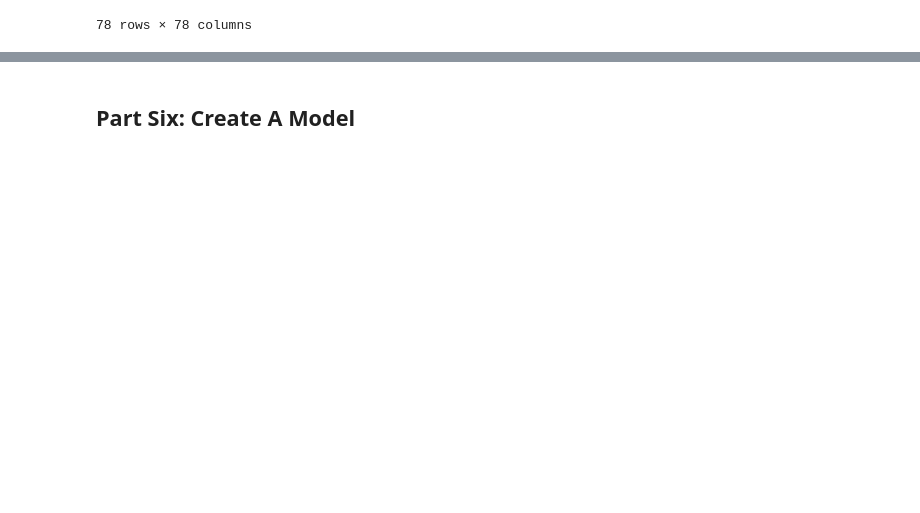
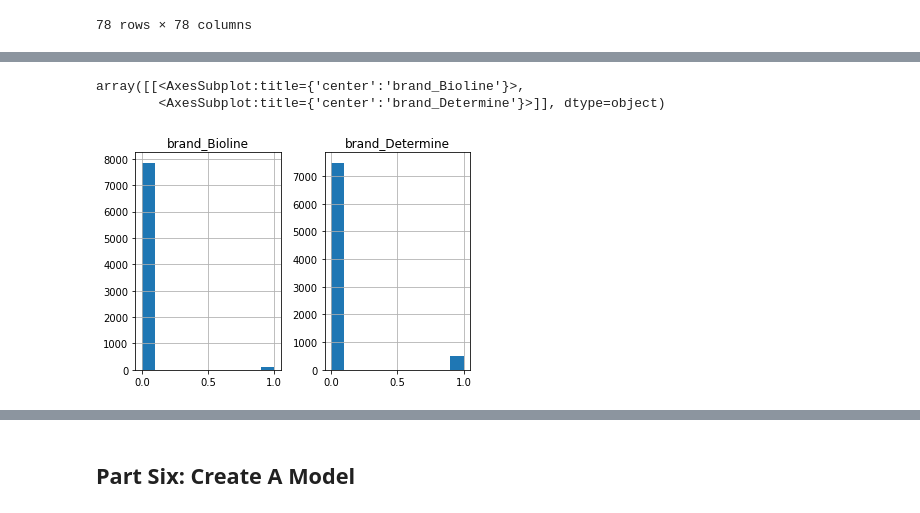
Before and after one commit to abbylloyd03/44688-Data-Analytics-Capstone, a Jupyter notebook: Lloyd-Capstone-v2.ipynb, the cells around one changed output, grey strips where cells are left out. Saved outputs shown, nothing was run; the diff lists cells and outputs as text; code cells hidden in the pictures; blank space fills up the shorter version.

```diff
--- a/Lloyd-Capstone-v2.ipynb
+++ b/Lloyd-Capstone-v2.ipynb
@@ -426,0 +469,6 @@ plt.show()
+# %%
+df_max_scaled[['brand_Bioline', 'brand_Determine']].hist()
+# %% [output]
+array([[<AxesSubplot:title={'center':'brand_Bioline'}>,
+        <AxesSubplot:title={'center':'brand_Determine'}>]], dtype=object)
+[figure, added]
```
Also changed, not shown: parts of 33 cells of this notebook.
